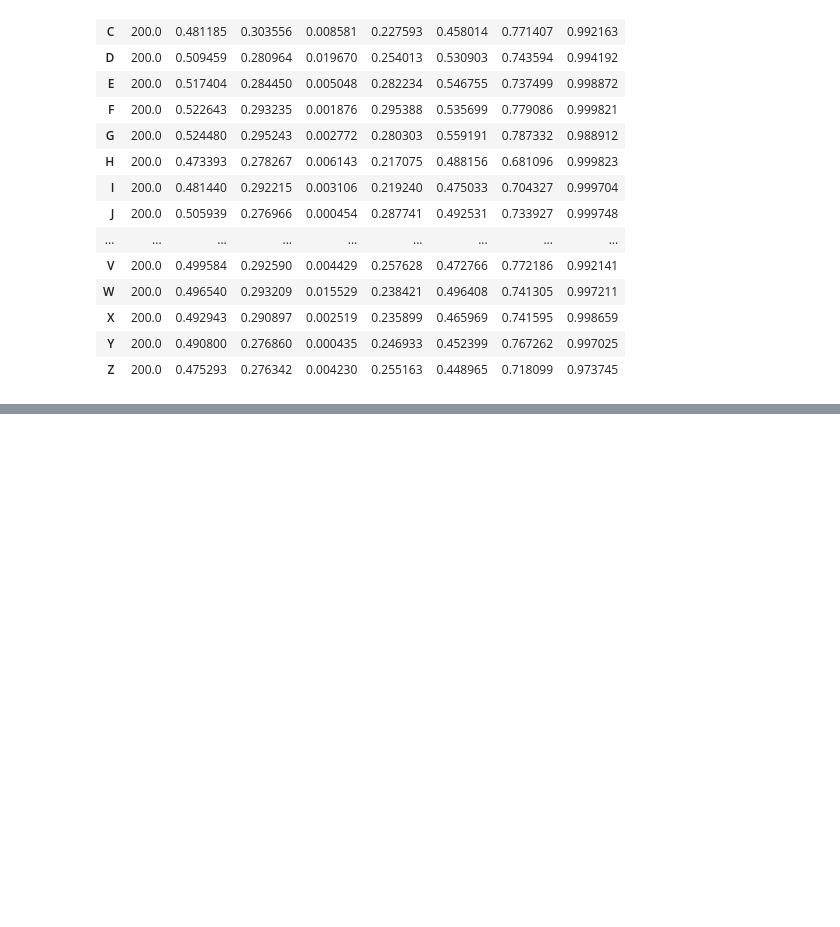
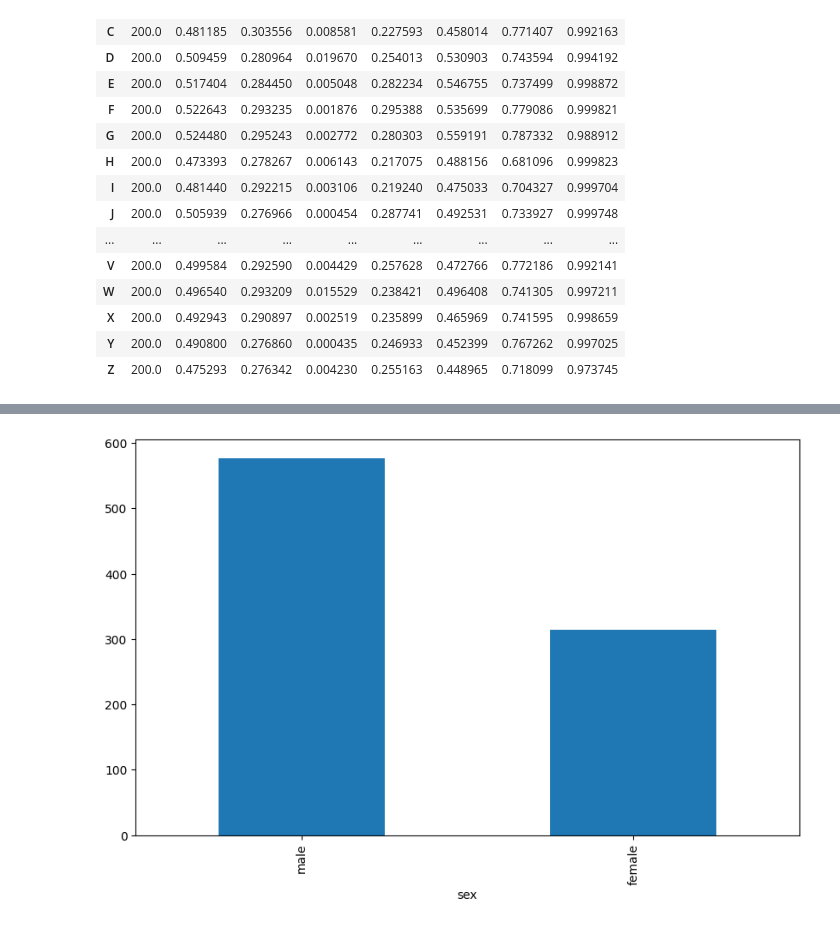
Before and after one commit to faisalramzan77/Data_Science_Course, a Jupyter notebook: Python_for_data_Science/Pandas_Practice/pandas.ipynb, the cells around one changed output, grey strips where cells are left out. Drawn from its saved outputs; the diff is of its cells as text; code cells hidden in the pictures; blank space fills up the shorter version.

```diff
--- a/Python_for_data_Science/Pandas_Practice/pandas.ipynb
+++ b/Python_for_data_Science/Pandas_Practice/pandas.ipynb
@@ -996,0 +1019,10 @@ df.describe().T
+# %%
+import matplotlib.pyplot as plt
+import seaborn as sns
+df = sns.load_dataset("titanic") # Load the Titanic dataset from seaborn
+
+plt.figure(figsize=(10, 6)) # Set the figure size for the plot
+df['sex'].value_counts().plot(kind='bar') # Example bar plot for 'sex' column
+plt.show() # Display the plot
+# %% [output]
+[figure, added]
```
Also changed, not shown: parts of 4 cells of this notebook.
